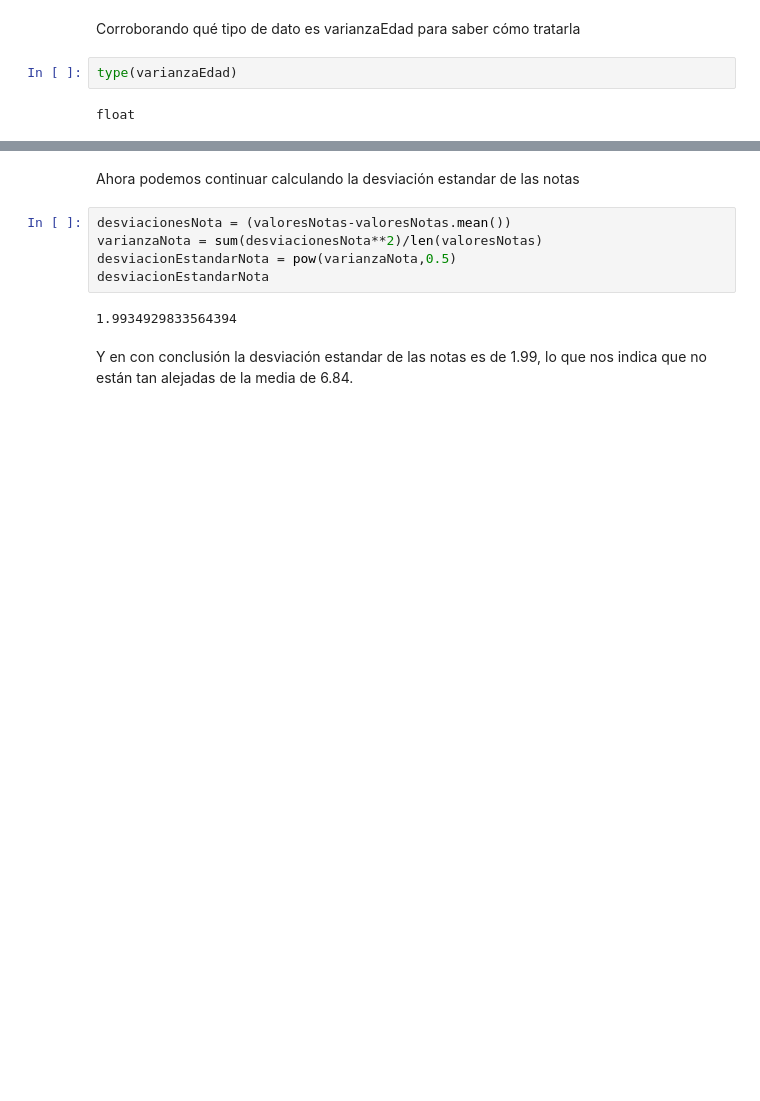
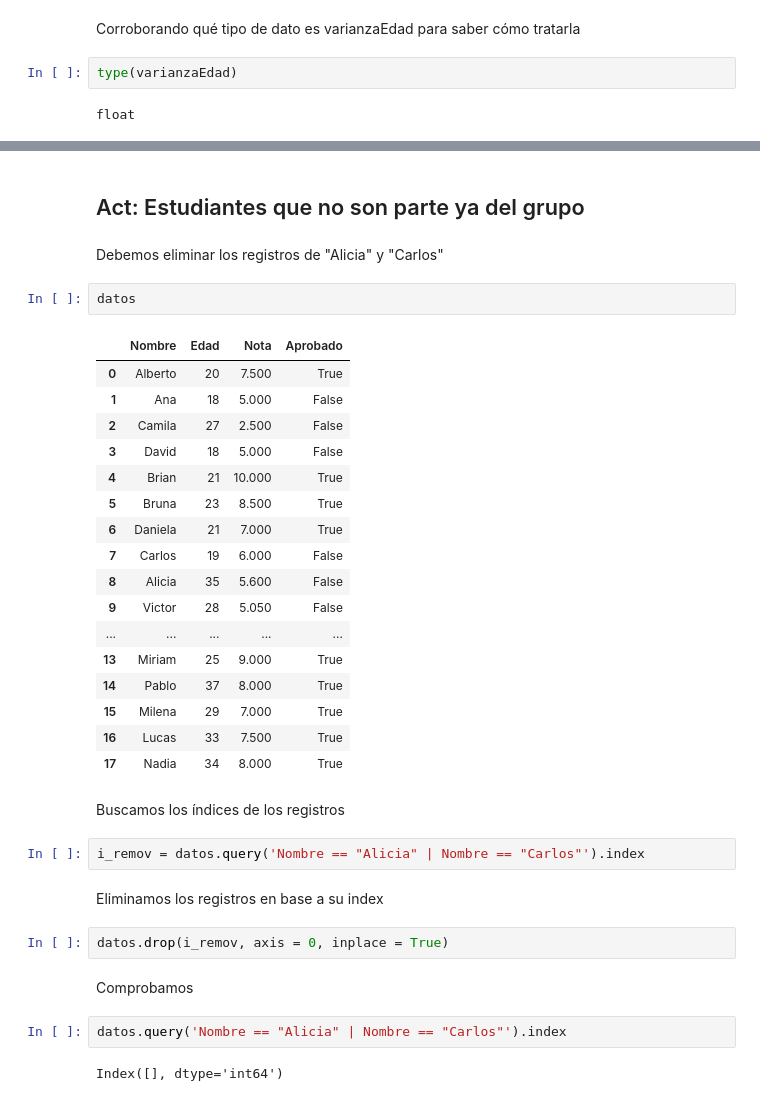
Before and after one commit to aylenfv/Conociendo-Pandas-Practica1, a Jupyter notebook: alumnos.ipynb, the cells around one changed output, grey strips where cells are left out. Cells and saved outputs as stored; diff of their text form; blank space fills up the shorter version.

```diff
--- a/alumnos.ipynb
+++ b/alumnos.ipynb
@@ -196,11 +498,38 @@ array([ 7.5  ,  5.   ,  2.5  ,  5.   , 10.   ,  8.5  ,  7.   ,  6.   ,
-# %% [markdown]
-Ahora podemos continuar calculando la desviación estandar de las notas
-# %%
-desviacionesNota = (valoresNotas-valoresNotas.mean())
-varianzaNota = sum(desviacionesNota**2)/len(valoresNotas)
-desviacionEstandarNota = pow(varianzaNota,0.5)
-desviacionEstandarNota
-# %% [output]
-1.9934929833564394
-# %% [markdown]
-Y en con conclusión la desviación estandar de las notas es de 1.99, lo que nos indica que no están tan alejadas de la media de 6.84.
+# %% [markdown]
+## Act: Estudiantes que no son parte ya del grupo
+# %% [markdown]
+Debemos eliminar los registros de "Alicia" y "Carlos"
+# %%
+datos
+# %% [output]
+|  | Nombre | Edad | Nota | Aprobado |
+| 0 | Alberto | 20 | 7.500 | True |
+| 1 | Ana | 18 | 5.000 | False |
+| 2 | Camila | 27 | 2.500 | False |
+| 3 | David | 18 | 5.000 | False |
+| 4 | Brian | 21 | 10.000 | True |
+| 5 | Bruna | 23 | 8.500 | True |
+| 6 | Daniela | 21 | 7.000 | True |
+| 7 | Carlos | 19 | 6.000 | False |
+| 8 | Alicia | 35 | 5.600 | False |
+| 9 | Victor | 28 | 5.050 | False |
+| ... | ... | ... | ... | ... |
+| 13 | Miriam | 25 | 9.000 | True |
+| 14 | Pablo | 37 | 8.000 | True |
+| 15 | Milena | 29 | 7.000 | True |
+| 16 | Lucas | 33 | 7.500 | True |
+| 17 | Nadia | 34 | 8.000 | True |
+# %% [markdown]
+Buscamos los índices de los registros
+# %%
+i_remov = datos.query('Nombre == "Alicia" | Nombre == "Carlos"').index
+# %% [markdown]
+Eliminamos los registros en base a su index
+# %%
+datos.drop(i_remov, axis = 0, inplace = True)
+# %% [markdown]
+Comprobamos
+# %%
+datos.query('Nombre == "Alicia" | Nombre == "Carlos"').index
+# %% [output]
+Index([], dtype='int64')
```
Also changed, not shown: parts of 91 cells of this notebook, 1 other file.
